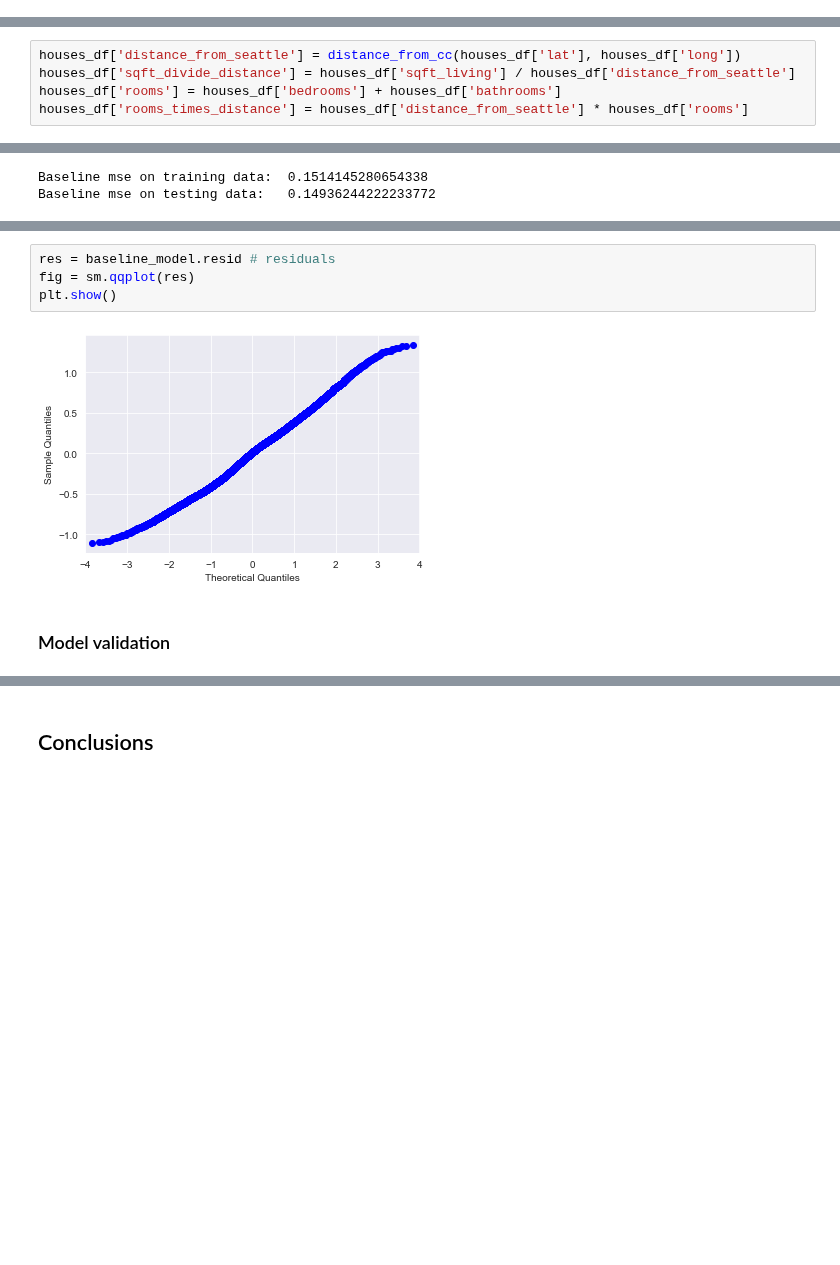
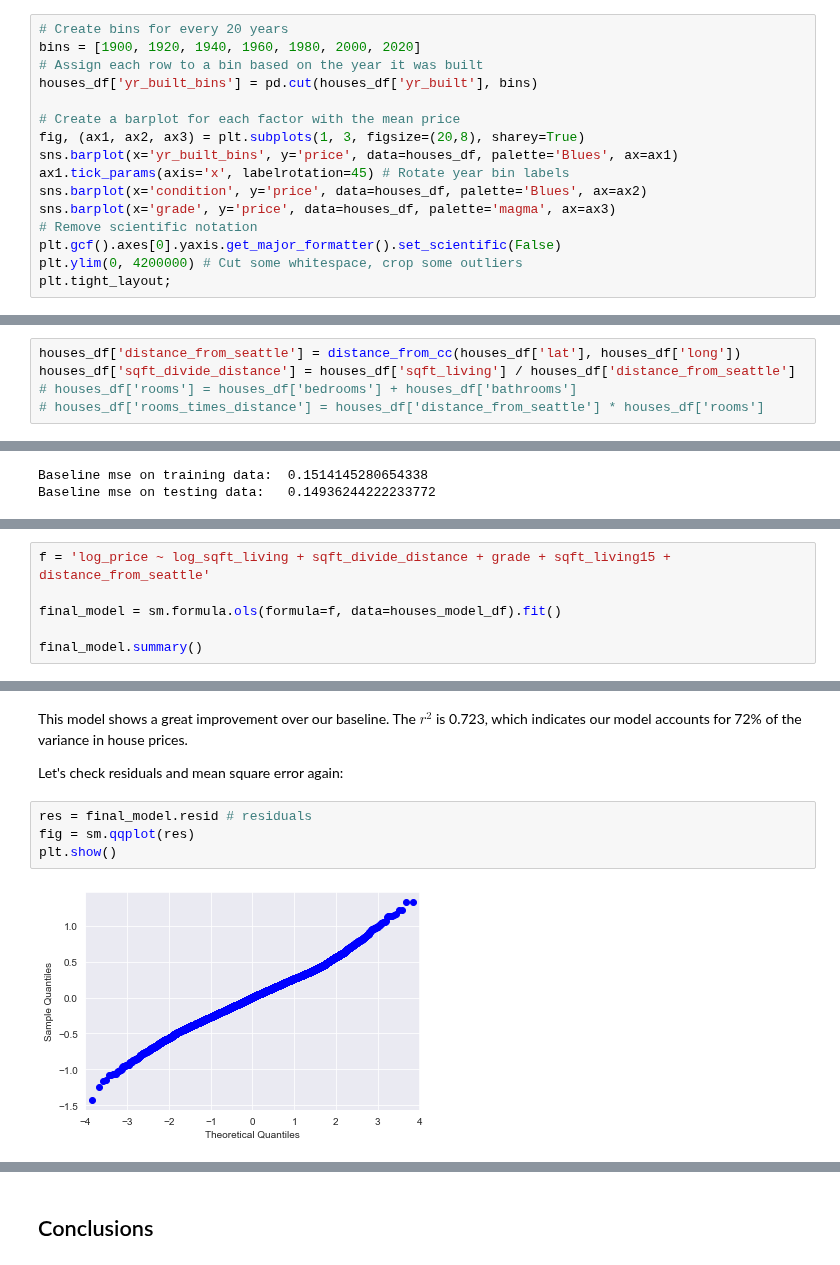
Before and after one commit to jmarkowi/kingcounty, a Jupyter notebook: predicting_prices_king_count-checkpoint.ipynb, the cells around one changed output, grey strips where cells are left out. Cells and saved outputs as stored; diff of their text form; blank space fills up the shorter version.

```diff
--- a/predicting_prices_king_count-checkpoint.ipynb
+++ b/predicting_prices_king_count-checkpoint.ipynb
@@ -75,0 +80,16 @@ houses_df.hist(column=['log_price', 'log_sqft_living'], bins='auto');
+# %%
+# Create bins for every 20 years
+bins = [1900, 1920, 1940, 1960, 1980, 2000, 2020]
+# Assign each row to a bin based on the year it was built
+houses_df['yr_built_bins'] = pd.cut(houses_df['yr_built'], bins)
+
+# Create a barplot for each factor with the mean price
+fig, (ax1, ax2, ax3) = plt.subplots(1, 3, figsize=(20,8), sharey=True)
+sns.barplot(x='yr_built_bins', y='price', data=houses_df, palette='Blues', ax=ax1)
+ax1.tick_params(axis='x', labelrotation=45) # Rotate year bin labels
+sns.barplot(x='condition', y='price', data=houses_df, palette='Blues', ax=ax2)
+sns.barplot(x='grade', y='price', data=houses_df, palette='magma', ax=ax3)
+# Remove scientific notation
+plt.gcf().axes[0].yaxis.get_major_formatter().set_scientific(False)
+plt.ylim(0, 4200000) # Cut some whitespace, crop some outliers
+plt.tight_layout;
@@ -99,6 +125,6 @@ def distance_from_cc(lat, long):
 # %%
 houses_df['distance_from_seattle'] = distance_from_cc(houses_df['lat'], houses_df['long'])
 houses_df['sqft_divide_distance'] = houses_df['sqft_living'] / houses_df['distance_from_seattle']
-houses_df['rooms'] = houses_df['bedrooms'] + houses_df['bathrooms']
-houses_df['rooms_times_distance'] = houses_df['distance_from_seattle'] * houses_df['rooms']
+# houses_df['rooms'] = houses_df['bedrooms'] + houses_df['bathrooms']
+# houses_df['rooms_times_distance'] = houses_df['distance_from_seattle'] * houses_df['rooms']
 # %%
@@ -313,0 +364,6 @@ Baseline mse on testing data:   0.14936244222233772
+# %%
+f = 'log_price ~ log_sqft_living + sqft_divide_distance + grade + sqft_living15 + distance_from_seattle'
+
+final_model = sm.formula.ols(formula=f, data=houses_model_df).fit()
+
+final_model.summary()
@@ -314,8 +396,10 @@ Baseline mse on testing data:   0.14936244222233772
+# %% [markdown]
+This model shows a great improvement over our baseline. The $r^2$ is 0.723, which indicates our model accounts for 72% of the variance in house prices.
+
+Let's check residuals and mean square error again:
 # %%
-res = baseline_model.resid # residuals
+res = final_model.resid # residuals
 fig = sm.qqplot(res)
 plt.show()
 # %% [output]
-[figure, old version]
+[figure, new version]
-# %% [markdown]
-### Model validation
```
Also changed, not shown: parts of 51 cells of this notebook, 1 other file.
